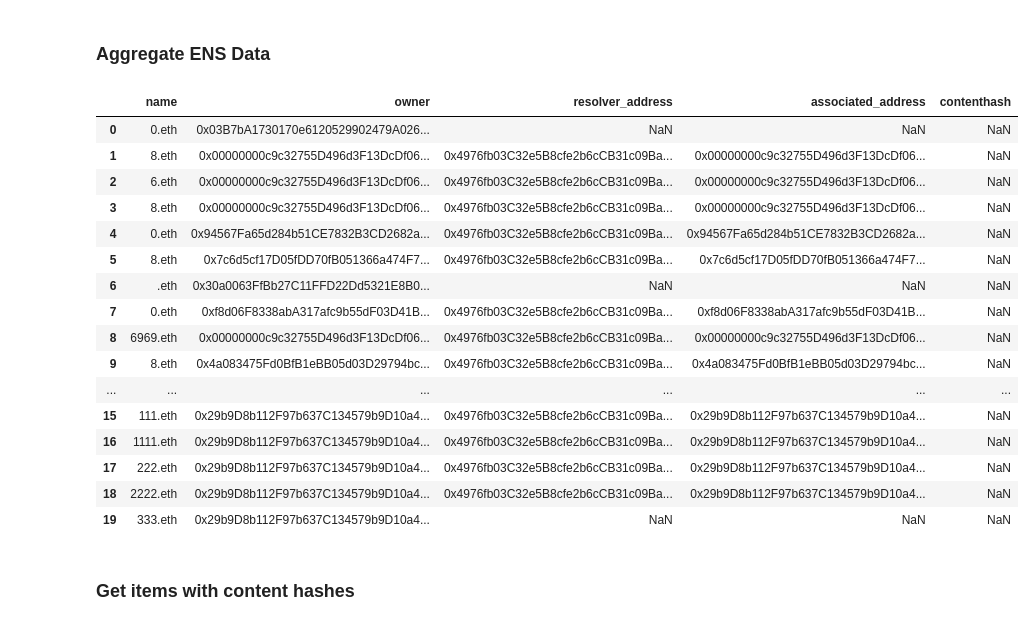
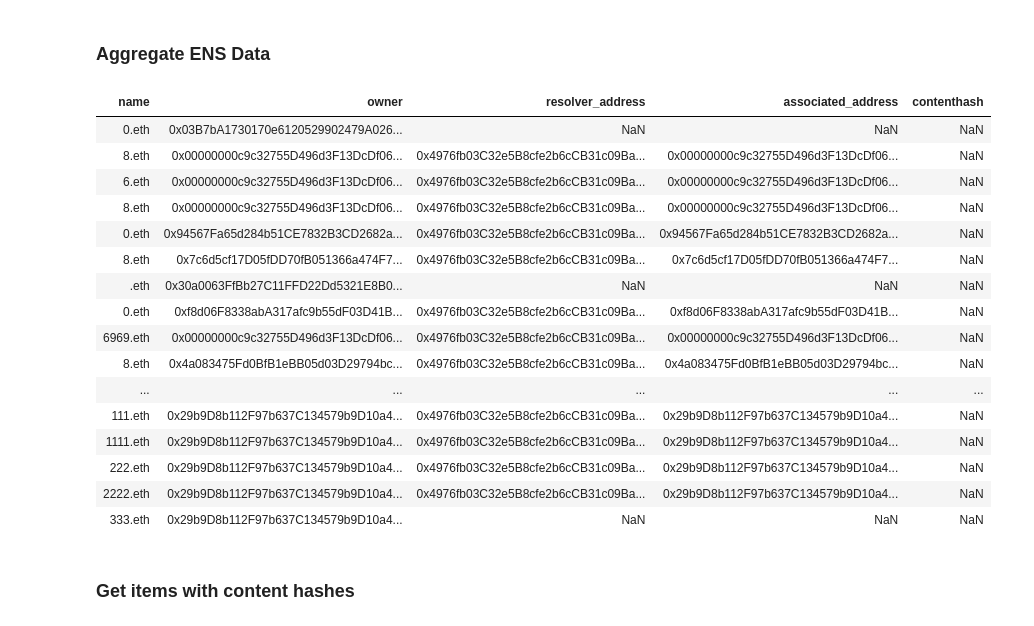
Before and after one commit to Snedashkovsky/ens-to-cyber, a Jupyter notebook: extract_ens_data.ipynb, the cells around one changed output. Drawn from its saved outputs; the diff is of its cells as text; code cells hidden in the pictures.

```diff
--- a/extract_ens_data.ipynb
+++ b/extract_ens_data.ipynb
@@ -1,7 +1,9 @@
 # %% [markdown]
 ## Extract ENS Data from BigQuery and Ethereum node
 # %%
+import json
 import pandas as pd
+import numpy as np
 from ens import ENS
 from web3 import Web3, HTTPProvider
 from tqdm.notebook import tqdm
@@ -9,6 +11,7 @@ import ipfshttpclient
 import content_hash
 import multicodec
 import multihash
+from IPython.core.display import display, HTML
 
 from config import ETH_URL
 from ens_data import get_ens_data
@@ -16,13 +19,16 @@ from src.utils_bigquery import get_df
 
 
 EXTRACT_NAMES = False
-AGGREGATE_ENS_DATA = True
+AGGREGATE_ENS_DATA = False
 
 tqdm.pandas()
 
 w3 = Web3(HTTPProvider(ETH_URL))
 ns = ENS.fromWeb3(w3)
 ipfs_client = ipfshttpclient.connect()
+# %%
+def display_df(df: pd.DataFrame, show_index: bool = False) -> None:
+    display(HTML(df.to_html(index=show_index, notebook=True, show_dimensions=False)))
 # %%
 # 'ENS': '0x57f1887a8bf19b14fc0df6fd9b2acc9af147ea85'
 # %% [markdown]
@@ -80,42 +86,42 @@ Use `ens_data.py` for getting ENS Data for names from Ethereum node.
 # %%
 if AGGREGATE_ENS_DATA:
     ens_data_df = None
     for i in tqdm(range(253)):
         try:
             with open(f'data/temp/ens_data_{i}.csv') as my_csv:
                 ens_data_item_df = pd.read_csv(my_csv, index_col=0)
             if ens_data_df is None:
                 ens_data_df = ens_data_item_df
             else:
                 ens_data_df = ens_data_df.append(ens_data_item_df)
         except FileNotFoundError:
             print(f'Error {i} not found')
     ens_data_df.name = ens_data_df.name.map(lambda x: x.lower())
     ens_data_df = ens_data_df.drop_duplicates()
     ens_data_df = ens_data_df.sort_values('name').reset_index()
     ens_data_df = ens_data_df[['name', 'owner', 'resolver_address', 'associated_address', 'contenthash']]
     ens_data_df.to_csv('data/ens_data_row.csv')
 else:
     ens_data_df = pd.read_csv('data/ens_data_row.csv', index_col=0)
-ens_data_df.head(20)
+display_df(ens_data_df.head(20))
 # %% [output]
-|  | name | owner | resolver_address | associated_address | contenthash |
-| 0 | 0.eth | 0x03B7bA1730170e6120529902479A026... | NaN | NaN | NaN |
-| 1 | 8.eth | 0x00000000c9c32755D496d3F13DcDf06... | 0x4976fb03C32e5B8cfe2b6cCB31c09Ba... | 0x00000000c9c32755D496d3F13DcDf06... | NaN |
-| 2 | 6.eth | 0x00000000c9c32755D496d3F13DcDf06... | 0x4976fb03C32e5B8cfe2b6cCB31c09Ba... | 0x00000000c9c32755D496d3F13DcDf06... | NaN |
-| 3 | 8.eth | 0x00000000c9c32755D496d3F13DcDf06... | 0x4976fb03C32e5B8cfe2b6cCB31c09Ba... | 0x00000000c9c32755D496d3F13DcDf06... | NaN |
-| 4 | 0.eth | 0x94567Fa65d284b51CE7832B3CD2682a... | 0x4976fb03C32e5B8cfe2b6cCB31c09Ba... | 0x94567Fa65d284b51CE7832B3CD2682a... | NaN |
-| 5 | 8.eth | 0x7c6d5cf17D05fDD70fB051366a474F7... | 0x4976fb03C32e5B8cfe2b6cCB31c09Ba... | 0x7c6d5cf17D05fDD70fB051366a474F7... | NaN |
-| 6 | .eth | 0x30a0063FfBb27C11FFD22Dd5321E8B0... | NaN | NaN | NaN |
-| 7 | 0.eth | 0xf8d06F8338abA317afc9b55dF03D41B... | 0x4976fb03C32e5B8cfe2b6cCB31c09Ba... | 0xf8d06F8338abA317afc9b55dF03D41B... | NaN |
-| 8 | 6969.eth | 0x00000000c9c32755D496d3F13DcDf06... | 0x4976fb03C32e5B8cfe2b6cCB31c09Ba... | 0x00000000c9c32755D496d3F13DcDf06... | NaN |
-| 9 | 8.eth | 0x4a083475Fd0BfB1eBB05d03D29794bc... | 0x4976fb03C32e5B8cfe2b6cCB31c09Ba... | 0x4a083475Fd0BfB1eBB05d03D29794bc... | NaN |
-| ... | ... | ... | ... | ... | ... |
-| 15 | 111.eth | 0x29b9D8b112F97b637C134579b9D10a4... | 0x4976fb03C32e5B8cfe2b6cCB31c09Ba... | 0x29b9D8b112F97b637C134579b9D10a4... | NaN |
-| 16 | 1111.eth | 0x29b9D8b112F97b637C134579b9D10a4... | 0x4976fb03C32e5B8cfe2b6cCB31c09Ba... | 0x29b9D8b112F97b637C134579b9D10a4... | NaN |
-| 17 | 222.eth | 0x29b9D8b112F97b637C134579b9D10a4... | 0x4976fb03C32e5B8cfe2b6cCB31c09Ba... | 0x29b9D8b112F97b637C134579b9D10a4... | NaN |
-| 18 | 2222.eth | 0x29b9D8b112F97b637C134579b9D10a4... | 0x4976fb03C32e5B8cfe2b6cCB31c09Ba... | 0x29b9D8b112F97b637C134579b9D10a4... | NaN |
-| 19 | 333.eth | 0x29b9D8b112F97b637C134579b9D10a4... | NaN | NaN | NaN |
+| name | owner | resolver_address | associated_address | contenthash |
+| 0.eth | 0x03B7bA1730170e6120529902479A026... | NaN | NaN | NaN |
+| 8.eth | 0x00000000c9c32755D496d3F13DcDf06... | 0x4976fb03C32e5B8cfe2b6cCB31c09Ba... | 0x00000000c9c32755D496d3F13DcDf06... | NaN |
+| 6.eth | 0x00000000c9c32755D496d3F13DcDf06... | 0x4976fb03C32e5B8cfe2b6cCB31c09Ba... | 0x00000000c9c32755D496d3F13DcDf06... | NaN |
+| 8.eth | 0x00000000c9c32755D496d3F13DcDf06... | 0x4976fb03C32e5B8cfe2b6cCB31c09Ba... | 0x00000000c9c32755D496d3F13DcDf06... | NaN |
+| 0.eth | 0x94567Fa65d284b51CE7832B3CD2682a... | 0x4976fb03C32e5B8cfe2b6cCB31c09Ba... | 0x94567Fa65d284b51CE7832B3CD2682a... | NaN |
+| 8.eth | 0x7c6d5cf17D05fDD70fB051366a474F7... | 0x4976fb03C32e5B8cfe2b6cCB31c09Ba... | 0x7c6d5cf17D05fDD70fB051366a474F7... | NaN |
+| .eth | 0x30a0063FfBb27C11FFD22Dd5321E8B0... | NaN | NaN | NaN |
+| 0.eth | 0xf8d06F8338abA317afc9b55dF03D41B... | 0x4976fb03C32e5B8cfe2b6cCB31c09Ba... | 0xf8d06F8338abA317afc9b55dF03D41B... | NaN |
+| 6969.eth | 0x00000000c9c32755D496d3F13DcDf06... | 0x4976fb03C32e5B8cfe2b6cCB31c09Ba... | 0x00000000c9c32755D496d3F13DcDf06... | NaN |
+| 8.eth | 0x4a083475Fd0BfB1eBB05d03D29794bc... | 0x4976fb03C32e5B8cfe2b6cCB31c09Ba... | 0x4a083475Fd0BfB1eBB05d03D29794bc... | NaN |
+| ... | ... | ... | ... | ... |
+| 111.eth | 0x29b9D8b112F97b637C134579b9D10a4... | 0x4976fb03C32e5B8cfe2b6cCB31c09Ba... | 0x29b9D8b112F97b637C134579b9D10a4... | NaN |
+| 1111.eth | 0x29b9D8b112F97b637C134579b9D10a4... | 0x4976fb03C32e5B8cfe2b6cCB31c09Ba... | 0x29b9D8b112F97b637C134579b9D10a4... | NaN |
+| 222.eth | 0x29b9D8b112F97b637C134579b9D10a4... | 0x4976fb03C32e5B8cfe2b6cCB31c09Ba... | 0x29b9D8b112F97b637C134579b9D10a4... | NaN |
+| 2222.eth | 0x29b9D8b112F97b637C134579b9D10a4... | 0x4976fb03C32e5B8cfe2b6cCB31c09Ba... | 0x29b9D8b112F97b637C134579b9D10a4... | NaN |
+| 333.eth | 0x29b9D8b112F97b637C134579b9D10a4... | NaN | NaN | NaN |
 # %% [markdown]
 ### Get items with content hashes
 # %%
```
Also changed, not shown: parts of 5 cells of this notebook.
